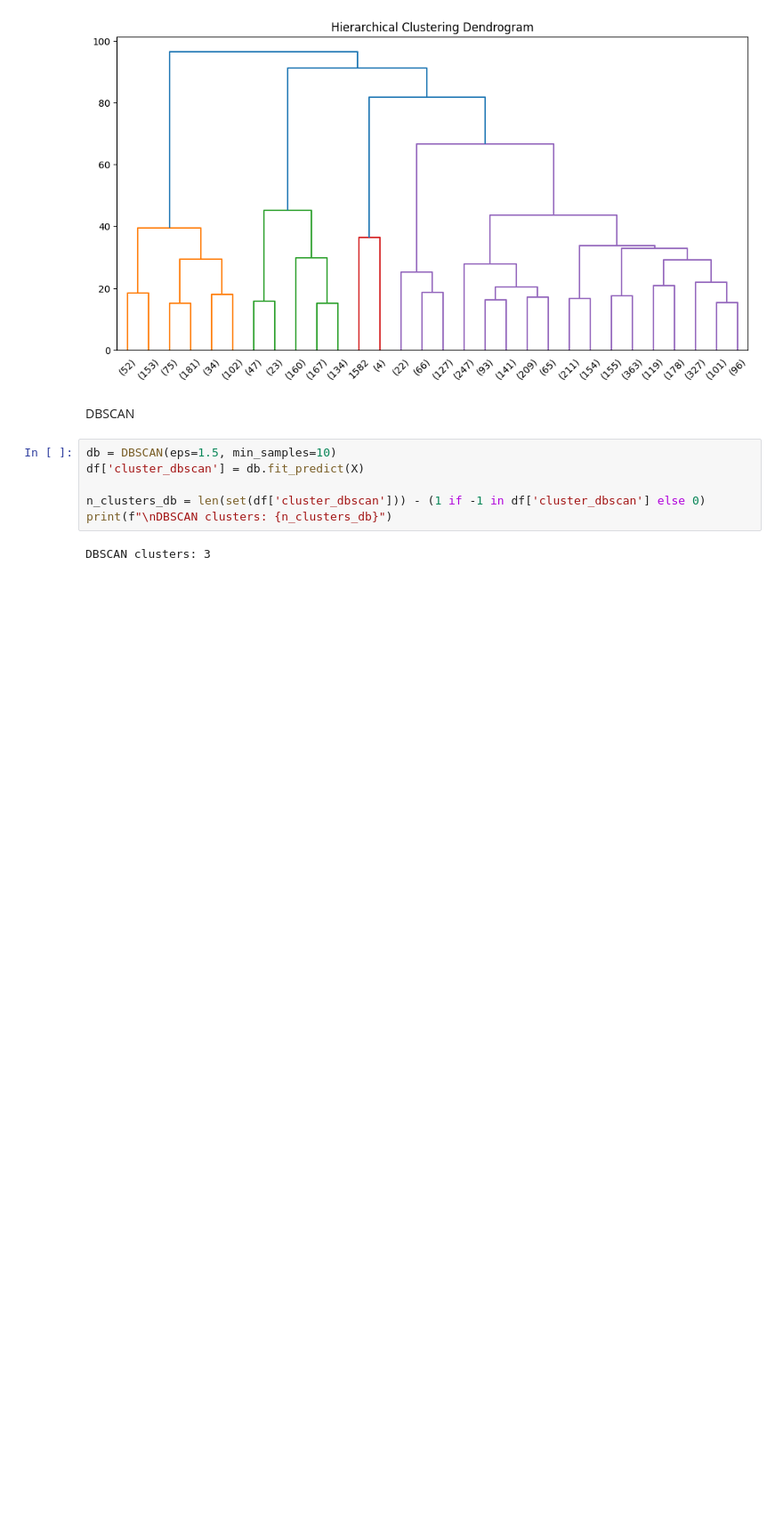
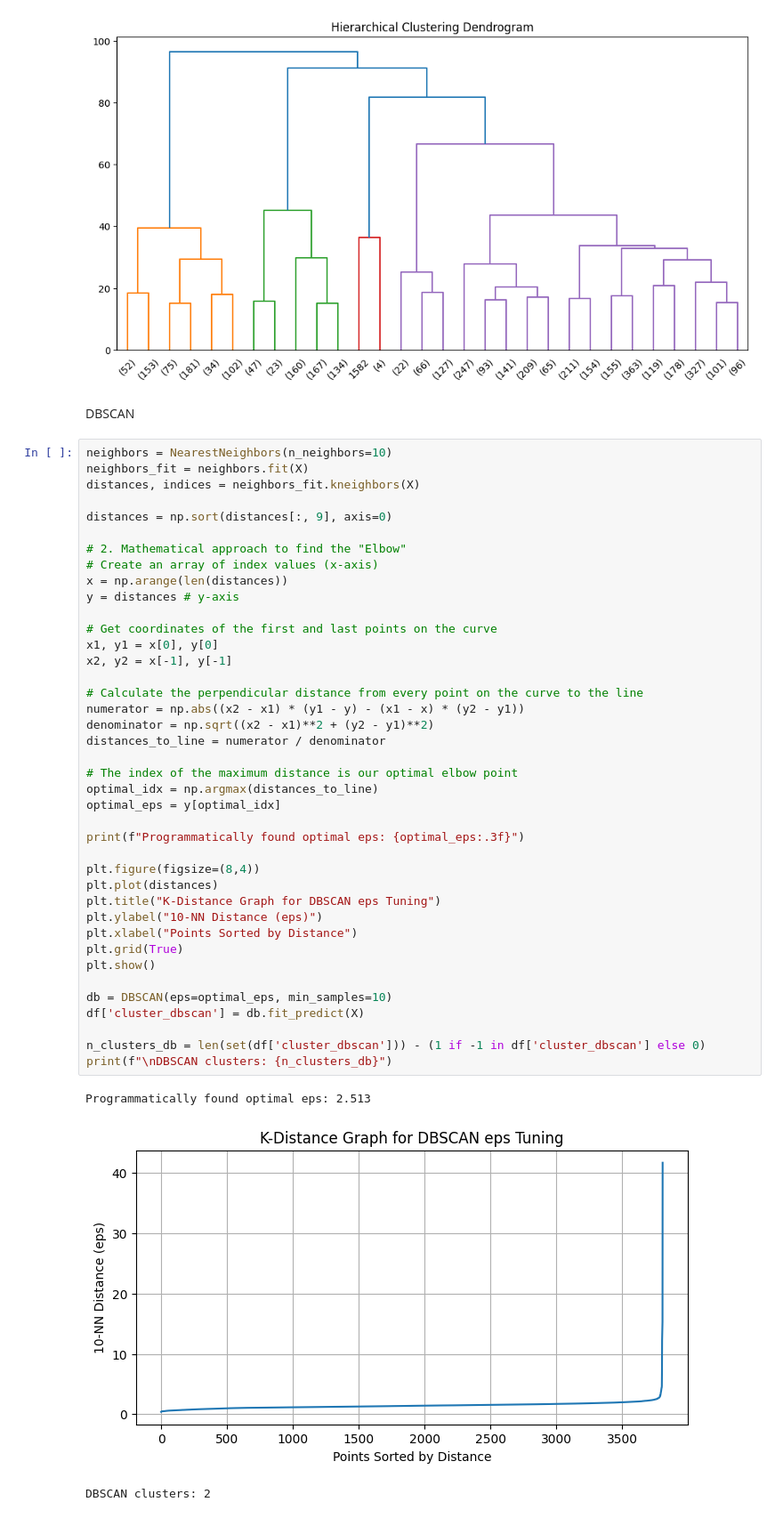
Before and after one commit to betulsaglam/movie-success-pattern-analysis, a Jupyter notebook: main.ipynb, the cells around one changed output. Shown at 89% size. Cells and saved outputs as stored; diff of their text form; blank space fills up the shorter version.

```diff
--- a/main.ipynb
+++ b/main.ipynb
@@ -255,10 +257,46 @@ plt.show()
 # %% [markdown]
 DBSCAN
 # %%
-db = DBSCAN(eps=1.5, min_samples=10)
+neighbors = NearestNeighbors(n_neighbors=10)
+neighbors_fit = neighbors.fit(X)
+distances, indices = neighbors_fit.kneighbors(X)
+
+distances = np.sort(distances[:, 9], axis=0)
+
+# 2. Mathematical approach to find the "Elbow"
+# Create an array of index values (x-axis)
+x = np.arange(len(distances))
+y = distances # y-axis
+
+# Get coordinates of the first and last points on the curve
+x1, y1 = x[0], y[0]
+x2, y2 = x[-1], y[-1]
+
+# Calculate the perpendicular distance from every point on the curve to the line
+numerator = np.abs((x2 - x1) * (y1 - y) - (x1 - x) * (y2 - y1))
+denominator = np.sqrt((x2 - x1)**2 + (y2 - y1)**2)
+distances_to_line = numerator / denominator
+
+# The index of the maximum distance is our optimal elbow point
+optimal_idx = np.argmax(distances_to_line)
+optimal_eps = y[optimal_idx]
+
+print(f"Programmatically found optimal eps: {optimal_eps:.3f}")
+
+plt.figure(figsize=(8,4))
+plt.plot(distances)
+plt.title("K-Distance Graph for DBSCAN eps Tuning")
+plt.ylabel("10-NN Distance (eps)")
+plt.xlabel("Points Sorted by Distance")
+plt.grid(True)
+plt.show()
+
+db = DBSCAN(eps=optimal_eps, min_samples=10)
 df['cluster_dbscan'] = db.fit_predict(X)
 
 n_clusters_db = len(set(df['cluster_dbscan'])) - (1 if -1 in df['cluster_dbscan'] else 0)
 print(f"\nDBSCAN clusters: {n_clusters_db}")
 # %% [output]
-DBSCAN clusters: 3
+Programmatically found optimal eps: 2.513
+[figure, added]
+DBSCAN clusters: 2
```
Also changed, not shown: parts of 7 cells of this notebook.
